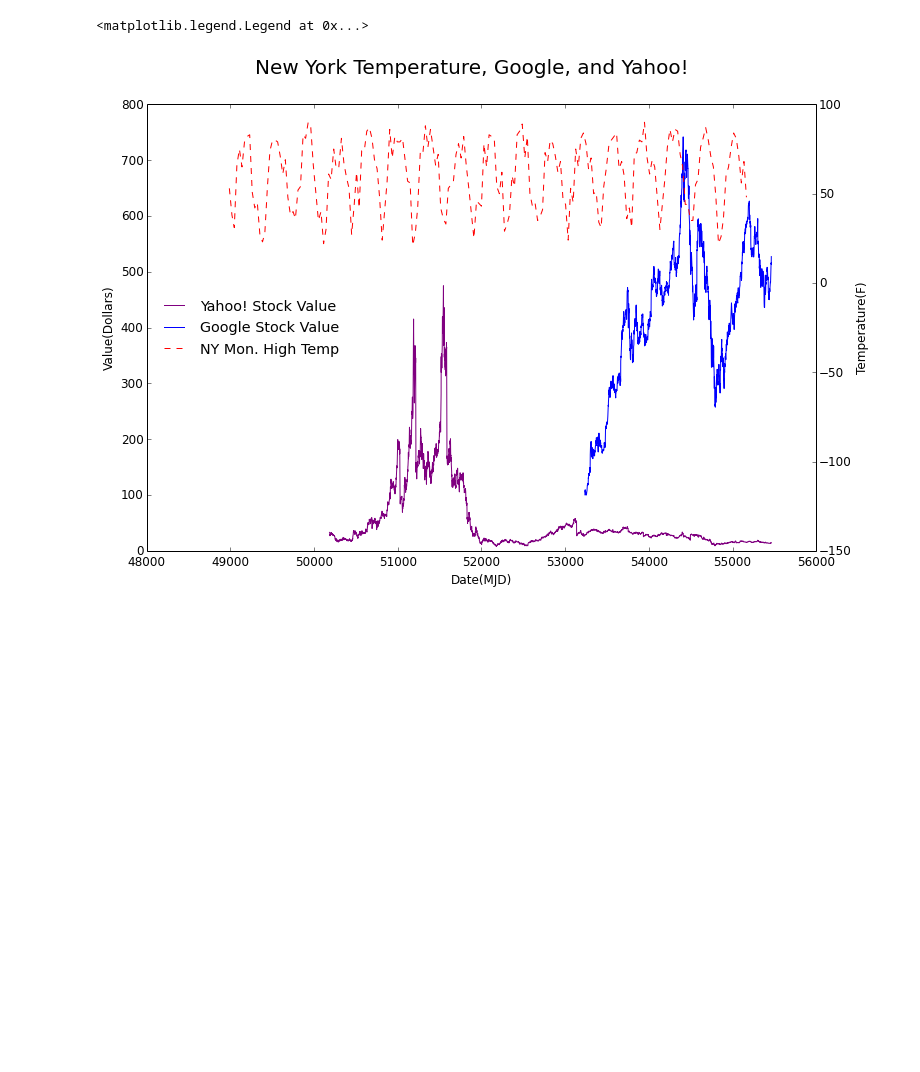
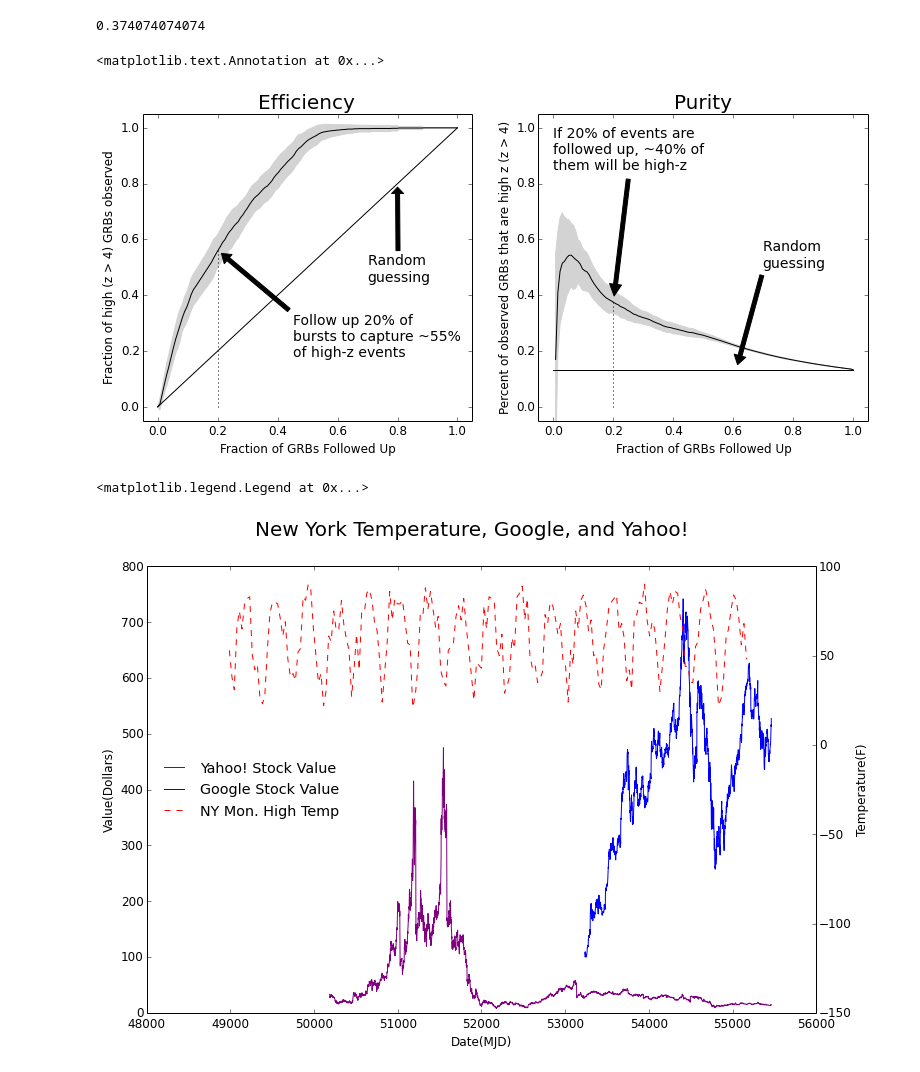
Before and after one commit to kqdtran/AY250-F13, a Jupyter notebook: hw3/hw3.ipynb, the cells around one changed output. Drawn from its saved outputs; the diff is of its cells as text; code cells hidden in the pictures; blank space fills up the shorter version.

Commit message:
question 1 reproduce adam's graph

```diff
--- a/hw3/hw3.ipynb
+++ b/hw3/hw3.ipynb
@@ -1 +11,78 @@
+# %%
+########### Question 1 - Reproduce Adam's Paper Plot ###########
+
+# Data type
+dt = [('frac_followed', np.float64), ('frac_observed', np.float64), ('frac_observed_uncertainty', np.float64)]
+
+# Load the data
+efficiency = np.loadtxt('q1_data/Efficiency.txt', dt, skiprows=1)
+purity = np.loadtxt('q1_data/Purity.txt', dt, skiprows=2)
+
+# Plot the data for efficiency
+f, (ax1, ax2) = plt.subplots(1, 2, figsize=(13, 5.5))
+ax1.plot(efficiency['frac_followed'], efficiency['frac_observed'], color='black')
+ax1.set_xlim(-0.05, 1.05)
+ax1.set_ylim(-0.05, 1.05)
+ax1.set_xlabel("Fraction of GRBs Followed Up")
+ax1.set_ylabel("Fraction of high (z > 4) GRBs observed")
+ax1.set_title("Efficiency", fontsize=20)
+
+# Plot the data for purity
+ax2.plot(purity['frac_followed'], purity['frac_observed'], color='black')
+ax2.set_xlim(-0.05, 1.05)
+ax2.set_ylim(-0.05, 1.05)
+ax2.set_xlabel("Fraction of GRBs Followed Up")
+ax2.set_ylabel("Percent of observed GRBs that are high z (z > 4)")
+ax2.set_title("Purity", fontsize=20)
+
+# Grey uncertainty region and other lines for efficiency plot
+ax1.fill_between(efficiency['frac_followed'],
+                 efficiency['frac_observed'] + efficiency['frac_observed_uncertainty'],
+                 efficiency['frac_observed'] - efficiency['frac_observed_uncertainty'],
+                 color='lightgrey')
+
+xmin = float('inf')
+ymax1 = 1
+for x, y in zip(efficiency['frac_followed'], efficiency['frac_observed']):
+    if math.fabs(x - 0.2) < xmin:
+        xmin = math.fabs(x - 0.2)
+        ymax1 = y
+ax1.plot([0.2, 0.2], [0, ymax1], color='black', linestyle=':')
+ax1.plot([0, 1], [0, 1], color='black')
+
+# Grey uncertainty region and other lines for purity plot
+ax2.fill_between(purity['frac_followed'],
+                 purity['frac_observed'] + purity['frac_observed_uncertainty'],
+                 purity['frac_observed'] - purity['frac_observed_uncertainty'],
+                 color='lightgrey')
+
+xmin = float('inf')
+ymax2 = 1
+for x, y in zip(purity['frac_followed'], purity['frac_observed']):
+    if math.fabs(x - 0.2) < xmin:
+        xmin = math.fabs(x - 0.2)
+        ymax2 = y
+print ymax2
+ax2.plot([0.2, 0.2], [0, ymax2], color='black', linestyle=':')
+ax2.plot([0, 1], [18.0/135.0, 18.0/135.0], color='black')
+
+# Annotation for the efficiency plot
+ax1.annotate('Follow up 20% of \nbursts to capture ~55% \nof high-z events',
+             xy=(0.2, ymax1), xytext=(0.45, 0.18),
+             arrowprops=dict(facecolor='black', shrink=0.05), fontsize=14)
+ax1.annotate('Random \nguessing',
+             xy=(0.8, 0.8), xytext=(0.7, 0.45),
+             arrowprops=dict(facecolor='black', shrink=0.05), fontsize=14)
+
+# Annotation for the purity plot
+ax2.annotate('If 20% of events are \nfollowed up, ~40% of \nthem will be high-z',
+             xy=(0.2, ymax2), xytext=(0.0, 0.85),
+             arrowprops=dict(facecolor='black', shrink=0.05), fontsize=14)
+ax2.annotate('Random \nguessing',
+             xy=(0.61, 18.0/135.0), xytext=(0.7, 0.5),
+             arrowprops=dict(facecolor='black', shrink=0.05), fontsize=14)
+# %% [output]
+0.374074074074
+<matplotlib.text.Annotation at 0x...>
+[figure, added]
 # %%
```
Also changed, not shown: parts of 2 cells of this notebook, 3 other files.
